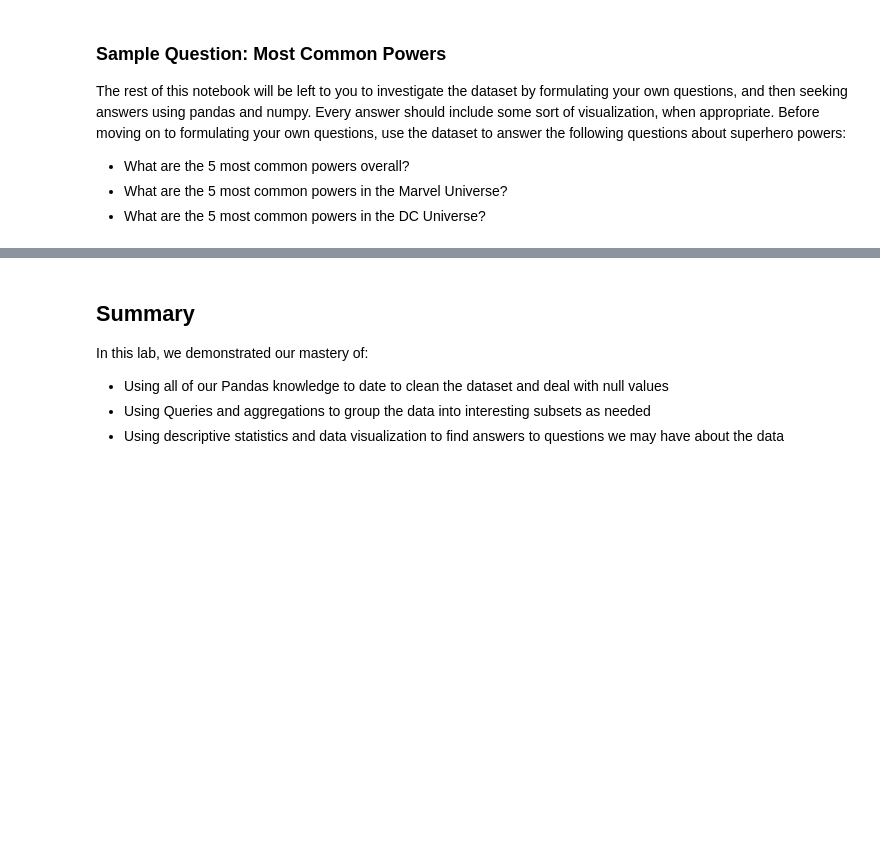
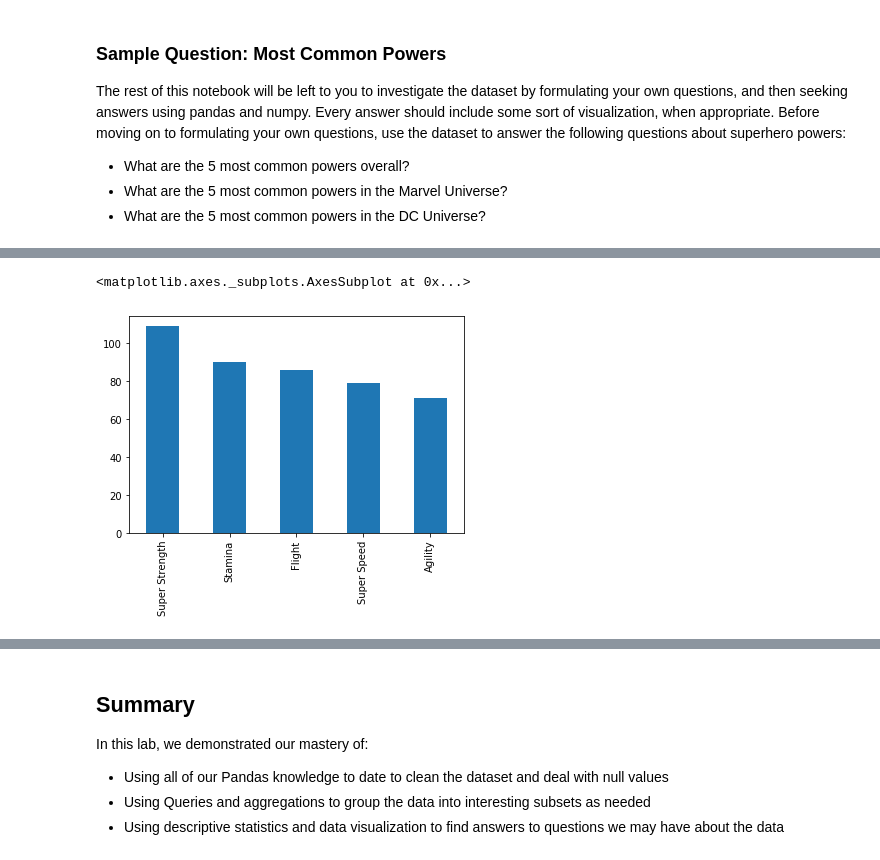
Before and after one commit to Khourdero/dsc-data-cleaning-project-onl01-dtsc-pt-030220, a Jupyter notebook: index.ipynb, the cells around one changed output, grey strips where cells are left out. Drawn from its saved outputs; the diff is of its cells as text; code cells hidden in the pictures; blank space fills up the shorter version.

```diff
--- a/index.ipynb
+++ b/index.ipynb
@@ -282,3 +298,12 @@ The rest of this notebook will be left to you to investigate the dataset by form
+# %%
+dc_universe_df = joined_df.loc[joined_df['Publisher'] == 'DC Comics']
+
+top_5_dc_powers = dc_universe_df.iloc[:, 9:].sum().sort_values(ascending = False).head()
+
+top_5_dc_powers.plot.bar()
+# %% [output]
+<matplotlib.axes._subplots.AxesSubplot at 0x...>
+[figure, added]
 # %% [markdown]
 Analyze the results you found above to answer the following question:
 
```
Also changed, not shown: parts of 13 cells of this notebook.
